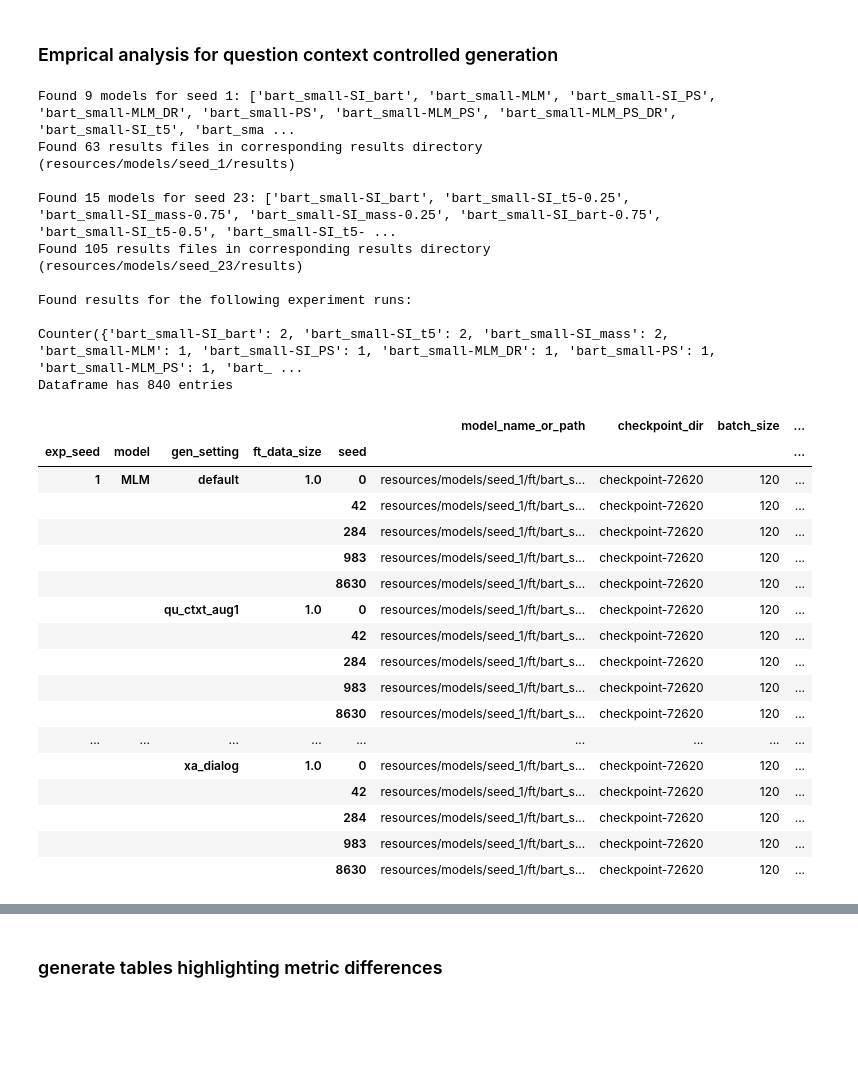
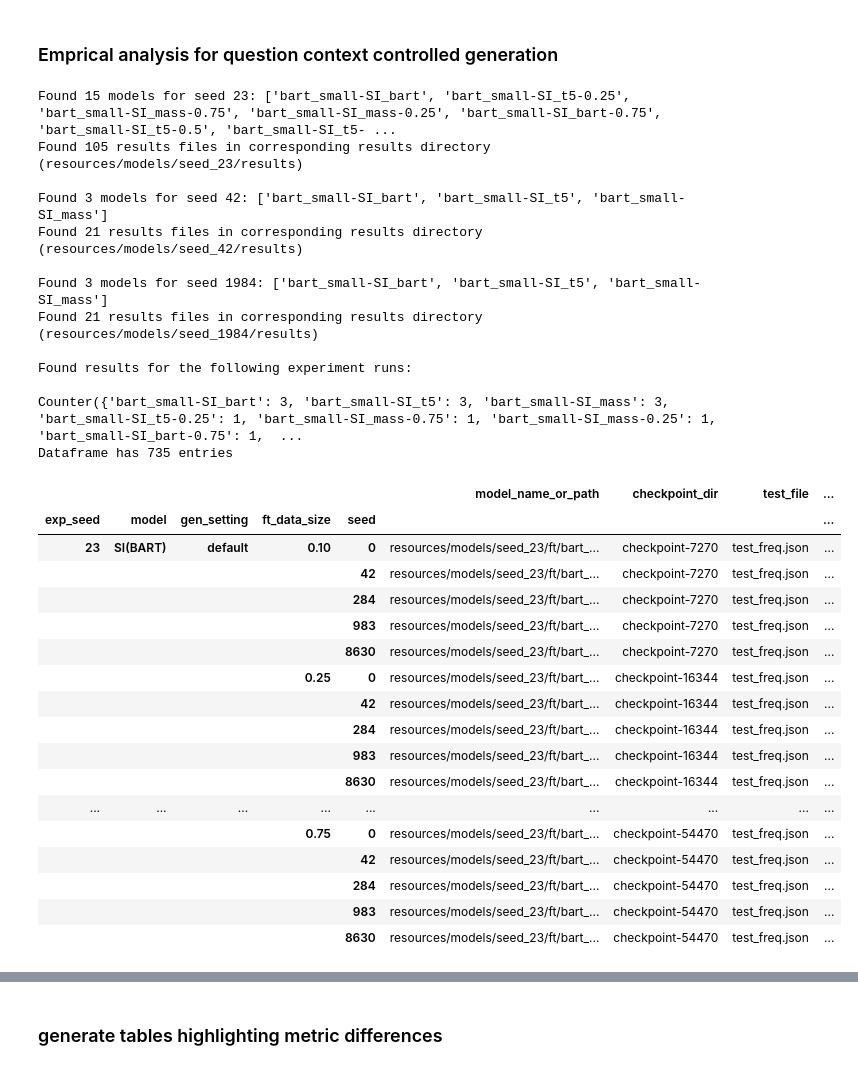
Before and after one commit to ZurichNLP/understanding-ctx-aug, a Jupyter notebook: summarize_results.ipynb, the cells around one changed output, grey strips where cells are left out. Saved outputs shown, nothing was run; the diff lists cells and outputs as text; code cells hidden in the pictures; blank space fills up the shorter version.

Commit message:
summarize results

```diff
--- a/summarize_results.ipynb
+++ b/summarize_results.ipynb
@@ -163,54 +182,58 @@ def load_results_dataframe(result_file_list: List, verbose: bool = False) -> pd.
             print(f'Loading data from {file} ...')
         df = pd.read_csv(file, sep=',', header=0, index_col=None)
         df['exp_seed'] = Path(file).parts[2].split('_')[-1]
         df['model'], df['ft_data_size'], df['gen_setting'] = parse_results_file_stem(file)
         df['file'] = file.stem
+        df = df.rename(columns={'self_bleu_t': 'self_bleu'}) # temp fix
         dfs.append(df)
 
     df = pd.concat(dfs, axis=0).reset_index(drop=True)
     # standardise concatenated dataframe
     df['gen_setting'] = df['gen_setting'].apply(lambda x: 'default' if x == 'baseline' else x) # rename default generation setting
     df.set_index(INDEX_LEVELS, inplace=True)
     df = df.sort_values(by=INDEX_LEVELS, ascending=True)
 
     if verbose:
         print(f'\nResults table contains:')
         for col_name in df.columns.to_list():
               print(f'\t{col_name}')
         print(f'Dataframe index:')
         print(df.index)
         print(f'Dataframe has {len(df)} entries')
     return df
 
 df = get_all_results(exp_seeds, build_dataframe=True)
 df.head(20)
 # %% [output]
-Found 9 models for seed 1: ['bart_small-SI_bart', 'bart_small-MLM', 'bart_small-SI_PS', 'bart_small-MLM_DR', 'bart_small-PS', 'bart_small-MLM_PS', 'bart_small-MLM_PS_DR', 'bart_small-SI_t5', 'bart_sma ...
-Found 63 results files in corresponding results directory (resources/models/seed_1/results)
-
 Found 15 models for seed 23: ['bart_small-SI_bart', 'bart_small-SI_t5-0.25', 'bart_small-SI_mass-0.75', 'bart_small-SI_mass-0.25', 'bart_small-SI_bart-0.75', 'bart_small-SI_t5-0.5', 'bart_small-SI_t5- ...
 Found 105 results files in corresponding results directory (resources/models/seed_23/results)
 
+Found 3 models for seed 42: ['bart_small-SI_bart', 'bart_small-SI_t5', 'bart_small-SI_mass']
+Found 21 results files in corresponding results directory (resources/models/seed_42/results)
+
+Found 3 models for seed 1984: ['bart_small-SI_bart', 'bart_small-SI_t5', 'bart_small-SI_mass']
+Found 21 results files in corresponding results directory (resources/models/seed_1984/results)
+
 Found results for the following experiment runs:
 
-Counter({'bart_small-SI_bart': 2, 'bart_small-SI_t5': 2, 'bart_small-SI_mass': 2, 'bart_small-MLM': 1, 'bart_small-SI_PS': 1, 'bart_small-MLM_DR': 1, 'bart_small-PS': 1, 'bart_small-MLM_PS': 1, 'bart_ ...
-Dataframe has 840 entries
+Counter({'bart_small-SI_bart': 3, 'bart_small-SI_t5': 3, 'bart_small-SI_mass': 3, 'bart_small-SI_t5-0.25': 1, 'bart_small-SI_mass-0.75': 1, 'bart_small-SI_mass-0.25': 1, 'bart_small-SI_bart-0.75': 1,  ...
+Dataframe has 735 entries
-|  |  |  |  |  | model_name_or_path | checkpoint_dir | batch_size | ... |
+|  |  |  |  |  | model_name_or_path | checkpoint_dir | test_file | ... |
 | exp_seed | model | gen_setting | ft_data_size | seed |  |  |  | ... |
-| 1 | MLM | default | 1.0 | 0 | resources/models/seed_1/ft/bart_s... | checkpoint-72620 | 120 | ... |
-|  |  |  |  | 42 | resources/models/seed_1/ft/bart_s... | checkpoint-72620 | 120 | ... |
-|  |  |  |  | 284 | resources/models/seed_1/ft/bart_s... | checkpoint-72620 | 120 | ... |
-|  |  |  |  | 983 | resources/models/seed_1/ft/bart_s... | checkpoint-72620 | 120 | ... |
-|  |  |  |  | 8630 | resources/models/seed_1/ft/bart_s... | checkpoint-72620 | 120 | ... |
-|  |  | qu_ctxt_aug1 | 1.0 | 0 | resources/models/seed_1/ft/bart_s... | checkpoint-72620 | 120 | ... |
-|  |  |  |  | 42 | resources/models/seed_1/ft/bart_s... | checkpoint-72620 | 120 | ... |
-|  |  |  |  | 284 | resources/models/seed_1/ft/bart_s... | checkpoint-72620 | 120 | ... |
-|  |  |  |  | 983 | resources/models/seed_1/ft/bart_s... | checkpoint-72620 | 120 | ... |
-|  |  |  |  | 8630 | resources/models/seed_1/ft/bart_s... | checkpoint-72620 | 120 | ... |
+| 23 | SI(BART) | default | 0.10 | 0 | resources/models/seed_23/ft/bart_... | checkpoint-7270 | test_freq.json | ... |
+|  |  |  |  | 42 | resources/models/seed_23/ft/bart_... | checkpoint-7270 | test_freq.json | ... |
+|  |  |  |  | 284 | resources/models/seed_23/ft/bart_... | checkpoint-7270 | test_freq.json | ... |
+|  |  |  |  | 983 | resources/models/seed_23/ft/bart_... | checkpoint-7270 | test_freq.json | ... |
+|  |  |  |  | 8630 | resources/models/seed_23/ft/bart_... | checkpoint-7270 | test_freq.json | ... |
+|  |  |  | 0.25 | 0 | resources/models/seed_23/ft/bart_... | checkpoint-16344 | test_freq.json | ... |
+|  |  |  |  | 42 | resources/models/seed_23/ft/bart_... | checkpoint-16344 | test_freq.json | ... |
+|  |  |  |  | 284 | resources/models/seed_23/ft/bart_... | checkpoint-16344 | test_freq.json | ... |
+|  |  |  |  | 983 | resources/models/seed_23/ft/bart_... | checkpoint-16344 | test_freq.json | ... |
+|  |  |  |  | 8630 | resources/models/seed_23/ft/bart_... | checkpoint-16344 | test_freq.json | ... |
 | ... | ... | ... | ... | ... | ... | ... | ... | ... |
-|  |  | xa_dialog | 1.0 | 0 | resources/models/seed_1/ft/bart_s... | checkpoint-72620 | 120 | ... |
-|  |  |  |  | 42 | resources/models/seed_1/ft/bart_s... | checkpoint-72620 | 120 | ... |
-|  |  |  |  | 284 | resources/models/seed_1/ft/bart_s... | checkpoint-72620 | 120 | ... |
-|  |  |  |  | 983 | resources/models/seed_1/ft/bart_s... | checkpoint-72620 | 120 | ... |
-|  |  |  |  | 8630 | resources/models/seed_1/ft/bart_s... | checkpoint-72620 | 120 | ... |
+|  |  |  | 0.75 | 0 | resources/models/seed_23/ft/bart_... | checkpoint-54470 | test_freq.json | ... |
+|  |  |  |  | 42 | resources/models/seed_23/ft/bart_... | checkpoint-54470 | test_freq.json | ... |
+|  |  |  |  | 284 | resources/models/seed_23/ft/bart_... | checkpoint-54470 | test_freq.json | ... |
+|  |  |  |  | 983 | resources/models/seed_23/ft/bart_... | checkpoint-54470 | test_freq.json | ... |
+|  |  |  |  | 8630 | resources/models/seed_23/ft/bart_... | checkpoint-54470 | test_freq.json | ... |
 # %%
```
Also changed, not shown: parts of 8 cells of this notebook, 1 other file.
